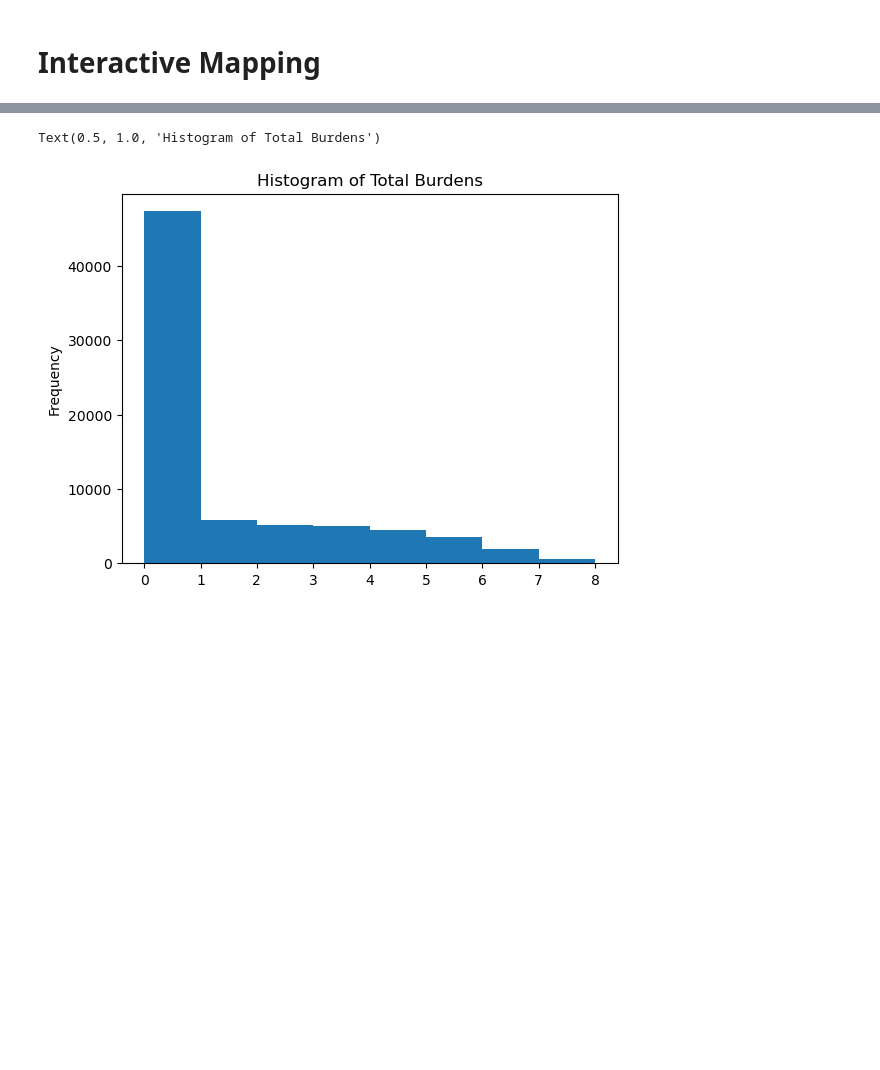
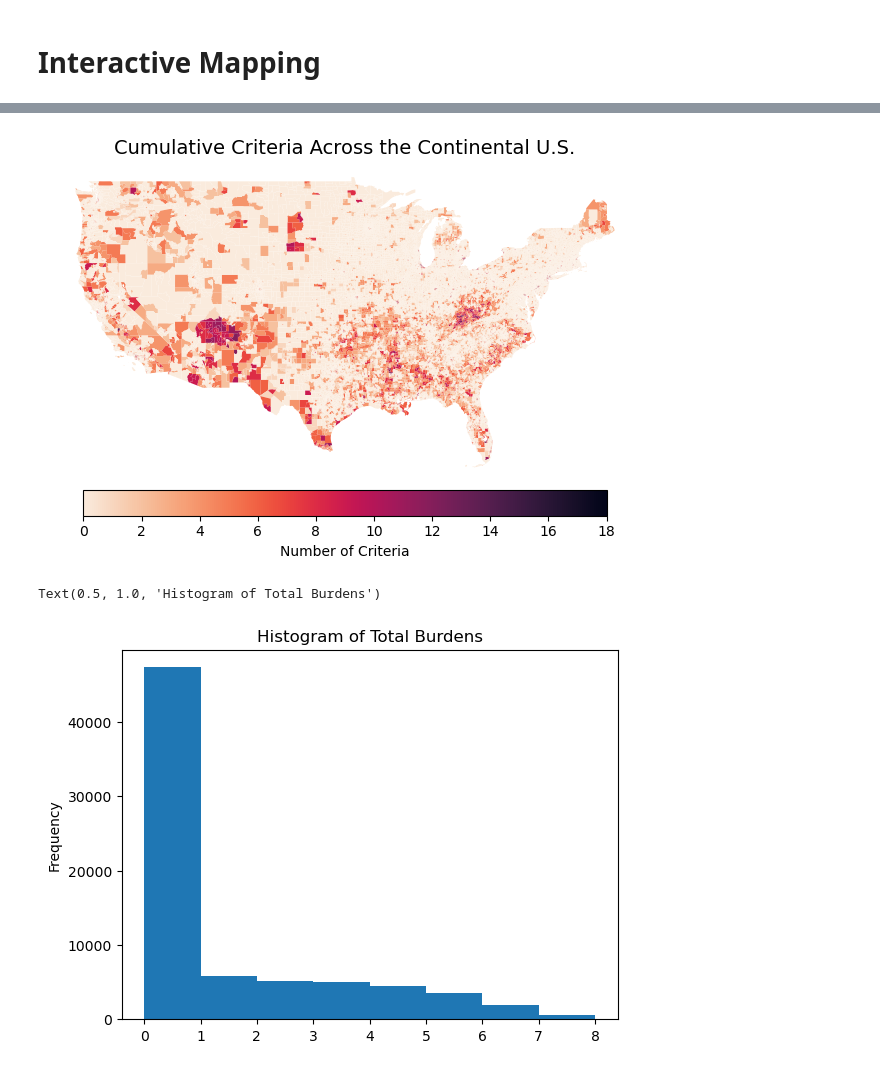
Before and after one commit to haylee360/j40-data-exploration, a Jupyter notebook: docs/mapping.ipynb, the cells around one changed output, grey strips where cells are left out. Saved outputs shown, nothing was run; the diff lists cells and outputs as text; code cells hidden in the pictures; blank space fills up the shorter version.

```diff
--- a/docs/mapping.ipynb
+++ b/docs/mapping.ipynb
@@ -36,3 +96,37 @@ national_results.head()
+# %%
+import matplotlib.pyplot as plt
+
+# Initialize figure with transparent background
+fig, ax = plt.subplots(figsize=(9,5), facecolor='none')
+
+# Remove axis for a cleaner map and set title with styling
+ax.axis('off')
+ax.set_title('Cumulative Criteria Across the Continental U.S.',
+            fontsize=14, color='black')
+
+# Use the "rocket" colormap from Seaborn
+rocket_cmap = sns.color_palette("rocket_r", as_cmap=True)
+
+# Plot the map with improved aesthetics
+nat_contig.plot(ax=ax,
+                column='total_criteria',
+                cmap=rocket_cmap,  # Adjusted colormap for better visibility
+                legend=True,
+                # edgecolor='black',  # Adds clear state boundaries
+                linewidth=0.5,
+                legend_kwds={
+                    'label': 'Number of Criteria',
+                    'orientation': 'horizontal',
+                    'pad': 0.02,
+                    'shrink': 0.75,  # Shrinks the legend
+                })
+
+# Set figure background to transparent
+fig.patch.set_alpha(0)
+plt.savefig("add_criteria.png", dpi=300)
+plt.show()
+# %% [output]
+[figure, added]
 # %%
 national_results['total_burdens'].plot(kind='hist', bins=8)
 plt.title('Histogram of Total Burdens')
```
Also changed, not shown: parts of 6 cells of this notebook.
